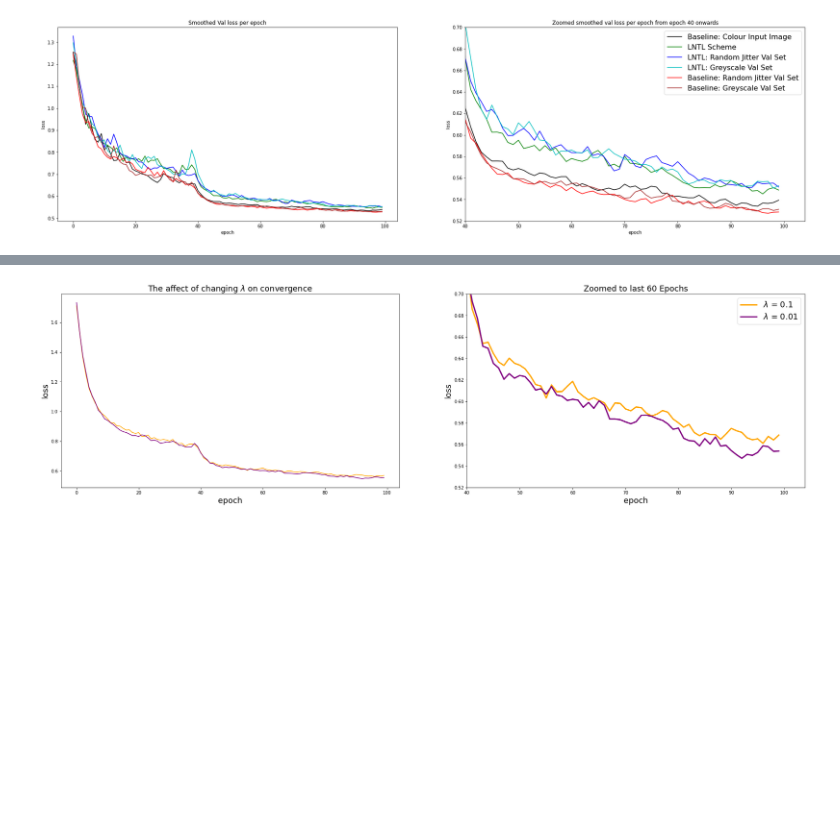
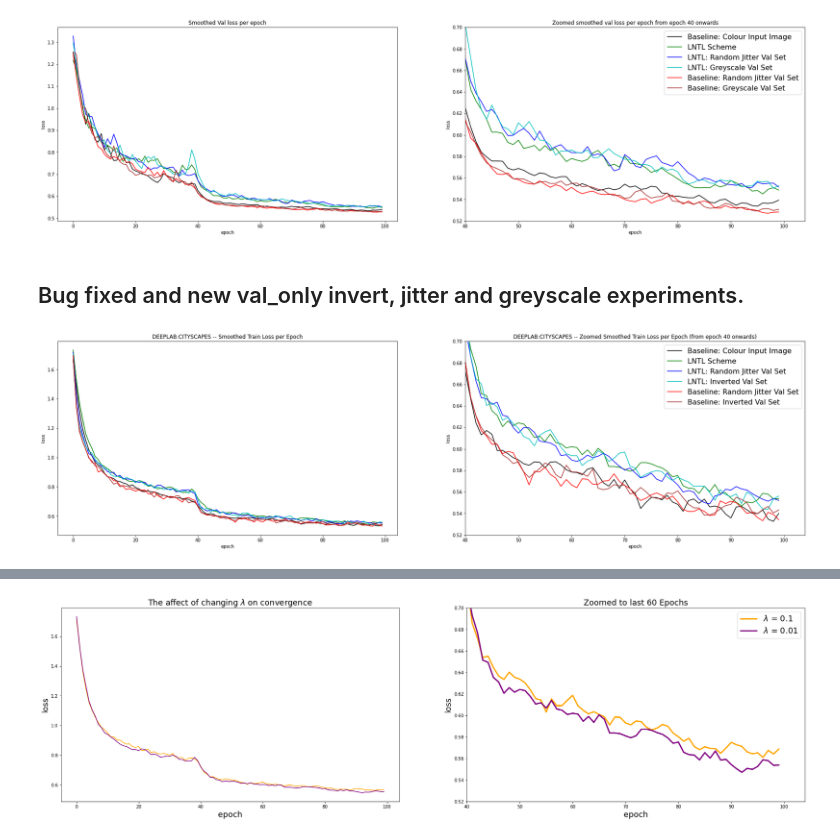
Before and after one commit to JackStelling/BiasMitigation, a Jupyter notebook: LNTL/evaluation/visualisations.ipynb, the cells around one changed output, grey strips where cells are left out. Saved outputs shown, nothing was run; the diff lists cells and outputs as text; code cells hidden in the pictures; blank space fills up the shorter version.

```diff
--- a/LNTL/evaluation/visualisations.ipynb
+++ b/LNTL/evaluation/visualisations.ipynb
@@ -461,3 +463,5 @@ def smooth(loss_pickle, weight):  # Weight between 0 and 1
         last = smoothed_val                                  # Anchor the last smoothed value
 
     return smoothed
+# %% [markdown]
+## Bug fixed and new val_only invert, jitter and greyscale experiments.
@@ -463,0 +489,48 @@ def smooth(loss_pickle, weight):  # Weight between 0 and 1
+# %%
+# Compare the results of invert val vs. jitter val for each of the LNTL scheme and the baseline models:
+
+plt.figure(figsize=(30, 8))
+x_labels = list(range(0,100))
+
+# All epochs
+plt.subplot(1, 2, 1)
+#
+#plt.plot(x_labels, colour_val, "k^")
+plt.plot(x_labels, smooth(colour_train, .50), "k")
+plt.plot(x_labels, smooth(LNTL_train_seg_head, .50), 'g')
+
+# New lines
+plt.plot(x_labels, smooth(LNTL_jitter_val_only_train_seg_head, .20), 'b')
+plt.plot(x_labels, smooth(LNTL_invert_val_only_train_seg_head, .20), 'c')
+plt.plot(x_labels, smooth(base_colour_jitter_val_images_train, .20), 'r')
+plt.plot(x_labels, smooth(base_colour_invert_val_images_train, .20), 'brown')
+plt.ylabel("loss")
+plt.xlabel("epoch")
+plt.title("DEEPLAB:CITYSCAPES -- Smoothed Train Loss per Epoch")
+#~~~~~~~~~~~~~~~~~~~~~~~~~~~~~~~~~~~~~~~~~~~~~~~~~~~~~~~~~~~~~~~~~~~~~~~~~~~~~~~
+# Zoomed in
+plt.subplot(1, 2, 2)
+#
+#plt.plot(colour_val, "k^", label= 'Colour Input Image')
+plt.plot(x_labels, smooth(colour_train, .50), "k", label= 'Baseline: Colour Input Image')
+plt.plot(x_labels, smooth(LNTL_train_seg_head, .50), 'g', label='LNTL Scheme')
+
+# New lines
+
+plt.plot(x_labels, smooth(LNTL_jitter_val_only_train_seg_head, .50), 'b', label = 'LNTL: Random Jitter Val Set')
+plt.plot(x_labels, smooth(LNTL_invert_val_only_train_seg_head, .50), 'c', label = 'LNTL: Inverted Val Set')
+#
+#plt.plot(colour_greyscale_val_images_val, 'r^', label = 'Baseline: Grey Val Set')
+plt.plot(x_labels, smooth(base_colour_jitter_val_images_train, .50), 'r', label = 'Baseline: Random Jitter Val Set')
+plt.plot(x_labels, smooth(base_colour_invert_val_images_train, .50), 'brown', label = 'Baseline: Inverted Val Set')
+#
+plt.xlim(left=40)
+plt.ylim(0.52, 0.70)
+plt.ylabel("loss")
+plt.xlabel("epoch")
+plt.title("DEEPLAB:CITYSCAPES -- Zoomed Smoothed Train Loss per Epoch (from epoch 40 onwards)")
+plt.legend(loc='upper right', prop={'size': 16})
+
+plt.show()
+# %% [output]
+[figure, added]
```
Also changed, not shown: parts of 8 cells of this notebook, 46 other files.
